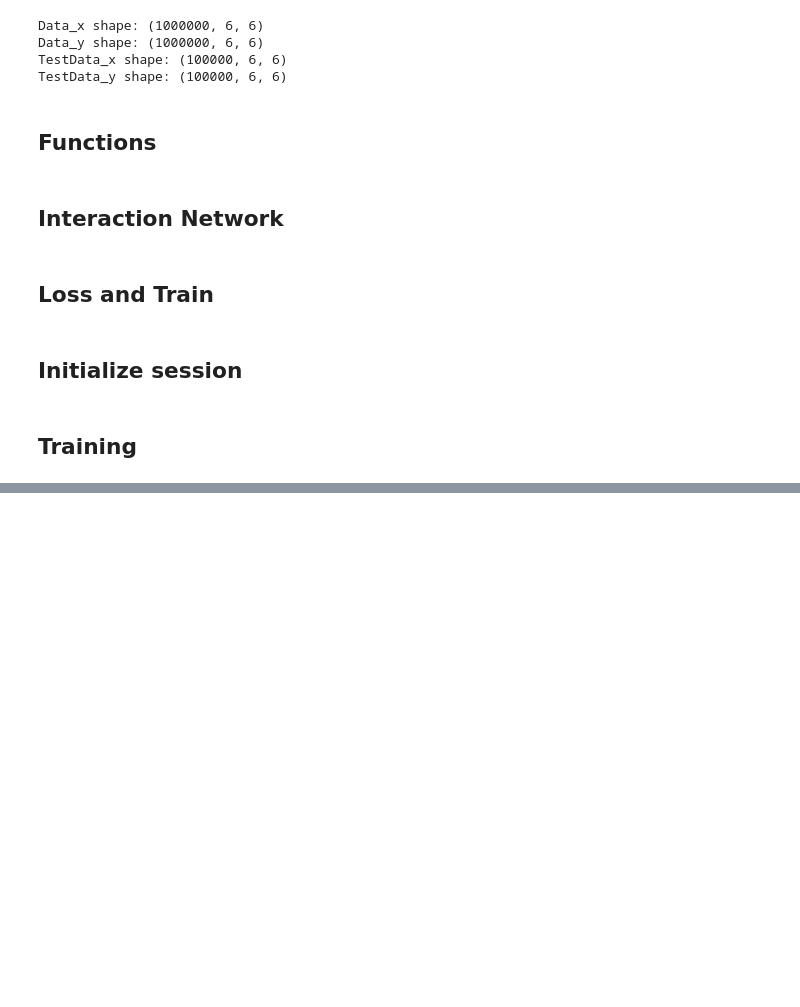
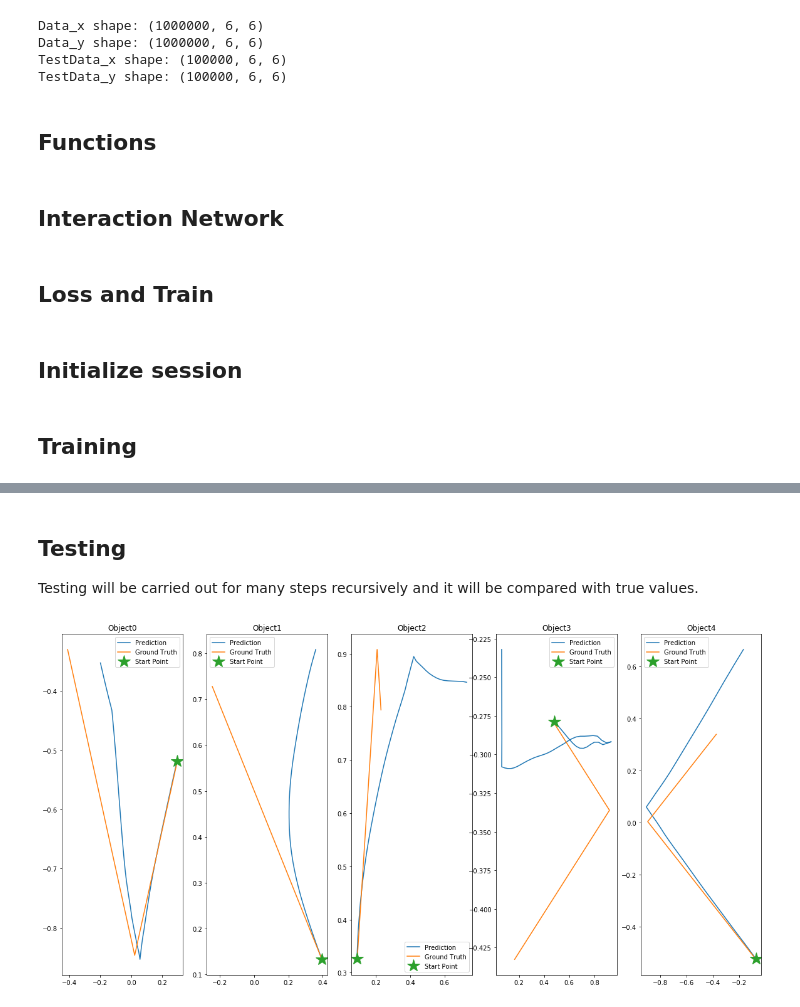
Before and after one commit to Kyushik/Interaction_Network, a Jupyter notebook: Interaction Network.ipynb, the cells around one changed output, grey strips where cells are left out. Drawn from its saved outputs; the diff is of its cells as text; code cells hidden in the pictures; blank space fills up the shorter version.

```diff
--- a/Interaction Network.ipynb
+++ b/Interaction Network.ipynb
@@ -27,8 +27,8 @@ C_shape = [(Len_state + Len_external + Len_effect), Num_obj]
 
 # Parameter for training
 Num_batch = 512
-Num_epoch = 500
-Learning_rate = 0.001
+Num_epoch = 100
+Learning_rate = 0.0001
 
 Is_train = True
 GPU_fraction = 0.3
@@ -138,7 +138,7 @@ for i in range(Num_obj):
     fO_h_fc1 = tf.nn.relu(tf.matmul(c, fO_w_fc1)+fO_b_fc1)
     fO_h_fc2 = tf.nn.relu(tf.matmul(fO_h_fc1, fO_w_fc2)+fO_b_fc2)
 
-    p = tf.nn.relu(tf.matmul(fO_h_fc2, fO_w_fc3)+fO_b_fc3)
+    p = tf.matmul(fO_h_fc2, fO_w_fc3)+fO_b_fc3
     p_list.append(p)
 
 # Output matrix P
@@ -150,10 +150,10 @@ P = tf.stack(p_list, axis = 2)
 y = tf.placeholder(tf.float32, [None, Len_output, Num_obj])
 
 # Loss
-loss = tf.reduce_mean(tf.reduce_sum(tf.reduce_mean(tf.square(y - P), axis = 2), axis = 1))
+loss = tf.reduce_mean(tf.reduce_mean(tf.reduce_mean(tf.square(y - P), axis = 1), axis = 1))
 
 # Training step
-train_step = tf.train.AdamOptimizer(learning_rate = Learning_rate, epsilon = 1e-02).minimize(loss)
+train_step = tf.train.AdamOptimizer(learning_rate = Learning_rate, epsilon = 1e-02 / Num_batch).minimize(loss)
 # %% [markdown]
 ## Initialize session
 # %%
@@ -187,6 +187,9 @@ if Is_train == True:
         batch_count = 1
         num_batch_data = 0
 
+        train_loss_list = []
+        val_loss_list = []
+
         for j in range(0, train_data_num, Num_batch):
             if j + Num_batch < train_data_num:
                 batch_index = [j, j + Num_batch]
@@ -195,6 +198,9 @@ if Is_train == True:
 
             batch_x = data_x[random_idx[batch_index[0]:batch_index[-1]],:,:]
             batch_y = data_y[random_idx[batch_index[0]:batch_index[-1]], 0:4, :]
+
+            batch_x_val = data_x_test[0:batch_index[1]-batch_index[0], :, :]
+            batch_y_val = data_y_test[0:batch_index[1]-batch_index[0], 0:4, :]
 
             # Set relation and external -> every objects are each other's sender and receiver
             batch_Rr = np.zeros([batch_index[1]-batch_index[0], Num_obj, Num_relation], dtype = np.float32)
@@ -213,13 +219,21 @@ if Is_train == True:
                         relation_idx = relation_idx + 1
 
             # Train
-            _, Loss_train = sess.run([train_step, loss], feed_dict={O: batch_x, Rr: batch_Rr, Rs: batch_Rs, Ra: batch_Ra, X: batch_external, y: batch_y})
+            _, Loss_train = sess.run([train_step, loss], feed_dict={O: batch_x, Rr: batch_Rr, Rs: batch_Rs,
+                                                                    Ra: batch_Ra, X: batch_external, y: batch_y})
+            # Get validation loss
+            Loss_val = sess.run([loss], feed_dict={O: batch_x_val, Rr: batch_Rr, Rs: batch_Rs,
+                                                   Ra: batch_Ra, X: batch_external, y: batch_y_val})
+
+            train_loss_list.append(Loss_train)
+            val_loss_list.append(Loss_val)
 
             print("Batch: " + str(j) + '/' + str(train_data_num), end="\r")
 
         # Print Progress
         print("Epoch: " + str(i+1) + ' / ' +
-              "Loss: " + str(Loss_train))
+              "Train Loss: " + str(np.mean(train_loss_list)) + ' / ' +
+              "Validation Loss: " + str(np.mean(val_loss_list)))
 
     save_path = saver.save(sess, 'saved_networks/model.ckpt')
     print("Model saved in file: %s" % save_path)
@@ -238,0 +258,4 @@ Batch: 386560/1000000
+# %% [markdown]
+## Testing
+
+Testing will be carried out for many steps recursively and it will be compared with true values.
@@ -238,0 +317,12 @@ Batch: 386560/1000000
+# %%
+plt.figure(figsize=(20,10))
+for i in range(Num_obj-1):
+    plt.subplot(1,5,i+1)
+
+    plt.plot(pos_x_list[i], pos_y_list[i], label='Prediction')
+    plt.plot(true_pos_x_list[i], true_pos_y_list[i], label='Ground Truth')
+    plt.plot(pos_x_list[i][0], pos_y_list[i][0], '*', markersize=20, label='Start Point')
+    plt.title('Object' + str(i))
+    plt.legend()
+# %% [output]
+[figure, added]
```
Also changed, not shown: parts of 2 cells of this notebook, 4 other files.
